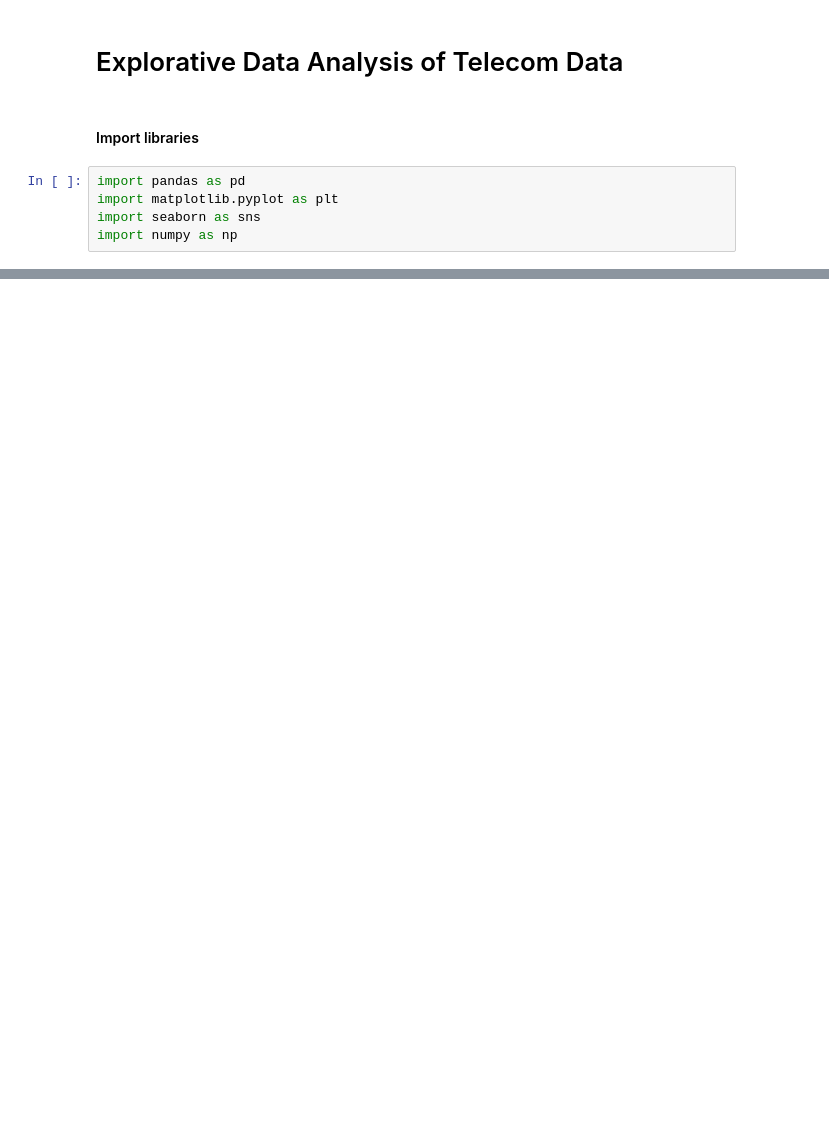
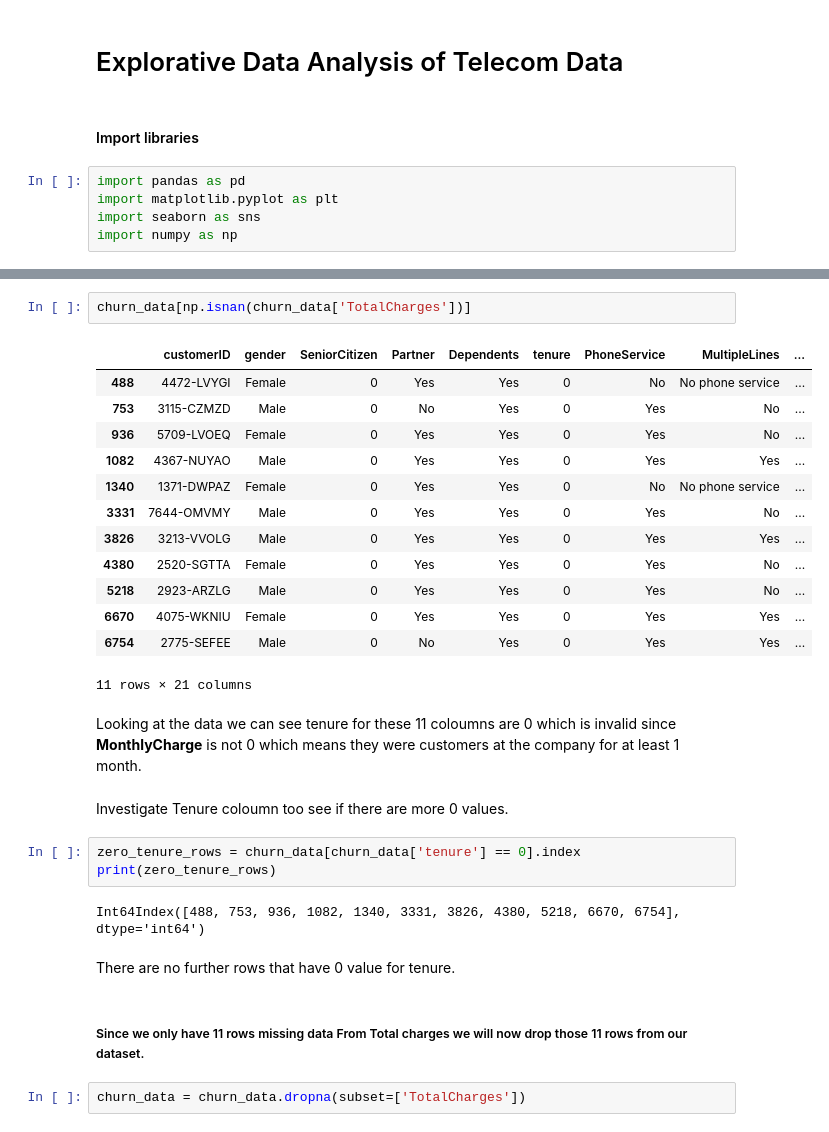
Before and after one commit to asaid03/churn-prediction, a Jupyter notebook: Telecom_Churn_EDA.ipynb, the cells around one changed output, grey strips where cells are left out. Saved outputs shown, nothing was run; the diff lists cells and outputs as text; blank space fills up the shorter version.

```diff
--- a/Telecom_Churn_EDA.ipynb
+++ b/Telecom_Churn_EDA.ipynb
@@ -162,0 +130,31 @@ dtype: int64
+# %%
+churn_data[np.isnan(churn_data['TotalCharges'])]
+# %% [output]
+|  | customerID | gender | SeniorCitizen | Partner | Dependents | tenure | PhoneService | MultipleLines | ... |
+| 488 | 4472-LVYGI | Female | 0 | Yes | Yes | 0 | No | No phone service | ... |
+| 753 | 3115-CZMZD | Male | 0 | No | Yes | 0 | Yes | No | ... |
+| 936 | 5709-LVOEQ | Female | 0 | Yes | Yes | 0 | Yes | No | ... |
+| 1082 | 4367-NUYAO | Male | 0 | Yes | Yes | 0 | Yes | Yes | ... |
+| 1340 | 1371-DWPAZ | Female | 0 | Yes | Yes | 0 | No | No phone service | ... |
+| 3331 | 7644-OMVMY | Male | 0 | Yes | Yes | 0 | Yes | No | ... |
+| 3826 | 3213-VVOLG | Male | 0 | Yes | Yes | 0 | Yes | Yes | ... |
+| 4380 | 2520-SGTTA | Female | 0 | Yes | Yes | 0 | Yes | No | ... |
+| 5218 | 2923-ARZLG | Male | 0 | Yes | Yes | 0 | Yes | No | ... |
+| 6670 | 4075-WKNIU | Female | 0 | Yes | Yes | 0 | Yes | Yes | ... |
+| 6754 | 2775-SEFEE | Male | 0 | No | Yes | 0 | Yes | Yes | ... |
+11 rows × 21 columns
+# %% [markdown]
+Looking at the data we can see tenure for these 11 coloumns are 0 which is invalid since **MonthlyCharge** is not 0 which means they were customers at the company for at least 1 month.
+# %% [markdown]
+Investigate Tenure coloumn too see if there are more 0 values.
+# %%
+zero_tenure_rows = churn_data[churn_data['tenure'] == 0].index
+print(zero_tenure_rows)
+# %% [output]
+Int64Index([488, 753, 936, 1082, 1340, 3331, 3826, 4380, 5218, 6670, 6754], dtype='int64')
+# %% [markdown]
+There are no further rows that have 0 value for tenure.
+# %% [markdown]
+##### Since we only have 11 rows missing data From Total charges we will now drop those 11 rows from our dataset.
+# %%
+churn_data = churn_data.dropna(subset=['TotalCharges'])
```
Also changed, not shown: parts of 36 cells of this notebook.
